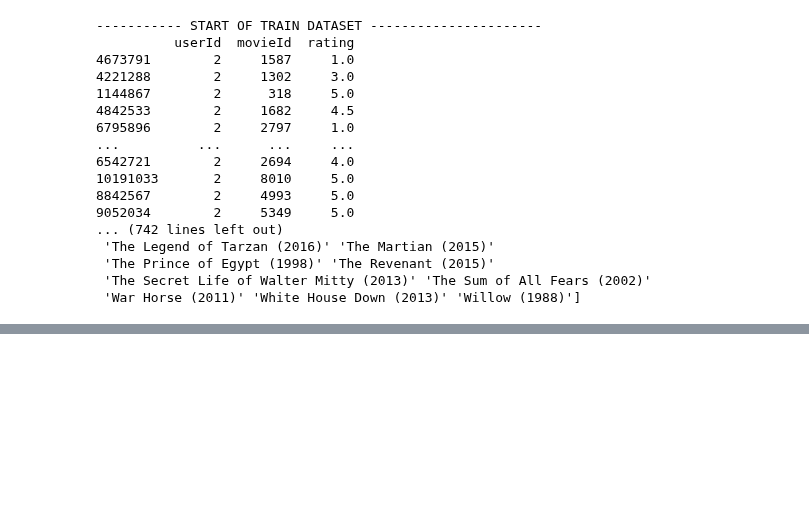
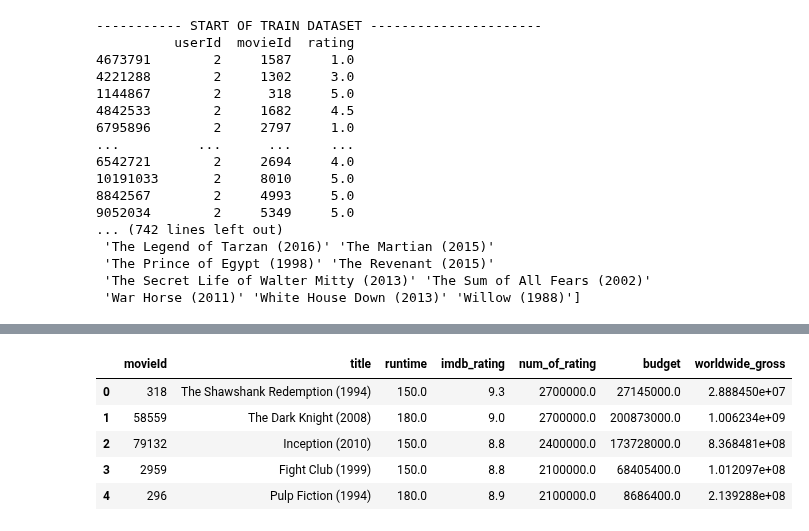
Before and after one commit to vincentlewi/import-group_name, a Jupyter notebook: content_based_kev.ipynb, the cells around one changed output, grey strips where cells are left out. Saved outputs shown, nothing was run; the diff lists cells and outputs as text; code cells hidden in the pictures; blank space fills up the shorter version.

```diff
--- a/content_based_kev.ipynb
+++ b/content_based_kev.ipynb
@@ -1027,0 +1030,4 @@ print(get_recomm(2))
+# %%
+df_movies = pd.read_csv('datasets/to_use/movies_cleaned.csv')
+# %%
+df_movies.drop('Unnamed: 0', axis=1, inplace=True)
@@ -1027,0 +1064,9 @@ print(get_recomm(2))
+# %%
+df_movies.head()
+# %% [output]
+|  | movieId | title | runtime | imdb_rating | num_of_rating | budget | worldwide_gross |
+| 0 | 318 | The Shawshank Redemption (1994) | 150.0 | 9.3 | 2700000.0 | 27145000.0 | 2.888450e+07 |
+| 1 | 58559 | The Dark Knight (2008) | 180.0 | 9.0 | 2700000.0 | 200873000.0 | 1.006234e+09 |
+| 2 | 79132 | Inception (2010) | 150.0 | 8.8 | 2400000.0 | 173728000.0 | 8.368481e+08 |
+| 3 | 2959 | Fight Club (1999) | 150.0 | 8.8 | 2100000.0 | 68405400.0 | 1.012097e+08 |
+| 4 | 296 | Pulp Fiction (1994) | 180.0 | 8.9 | 2100000.0 | 8686400.0 | 2.139288e+08 |
```
Also changed, not shown: parts of 19 cells of this notebook, 1 other file.
